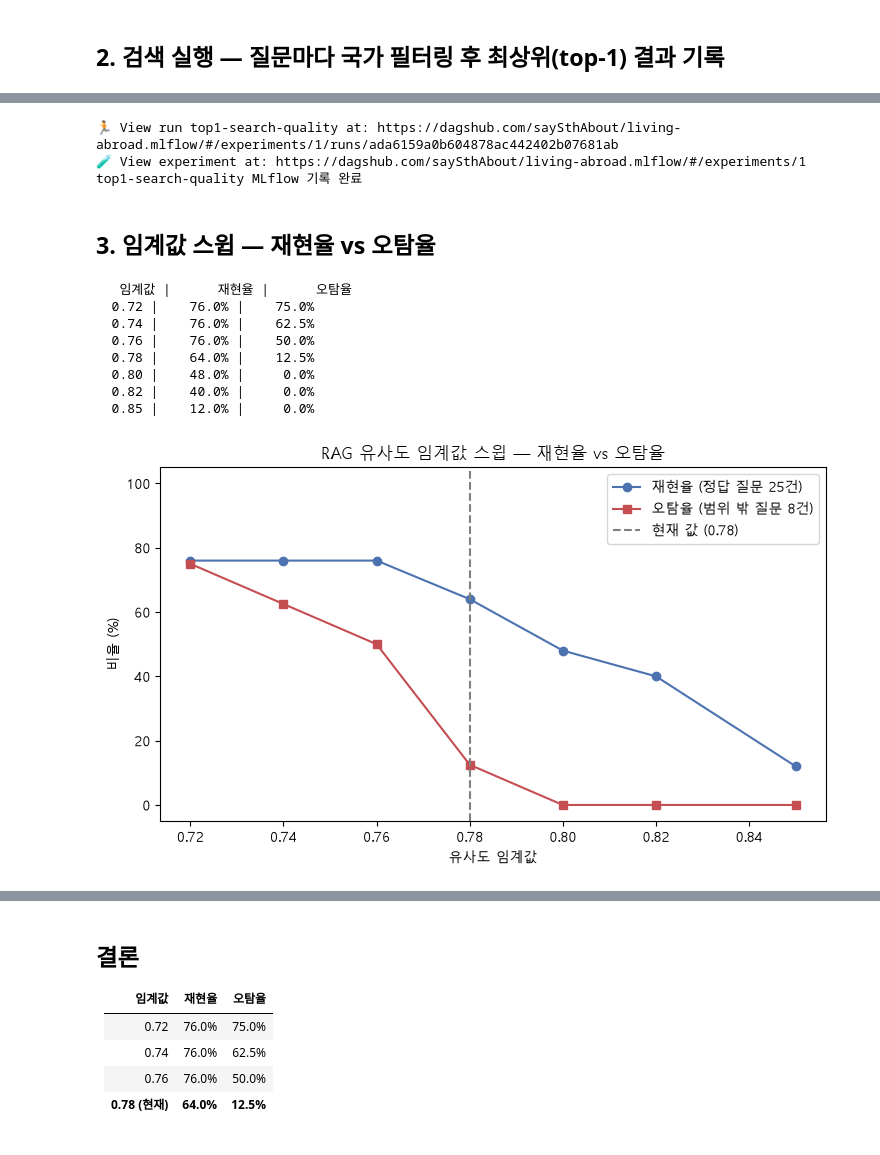
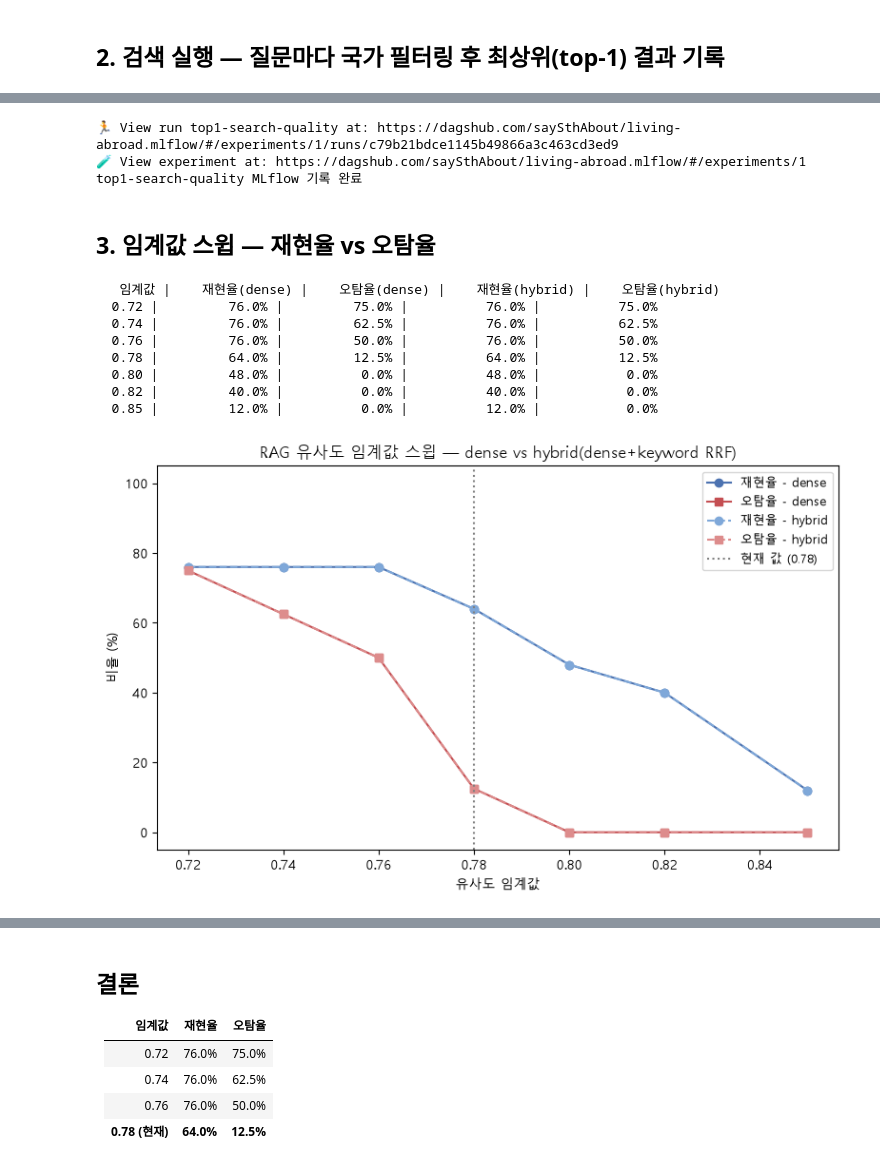
Before and after one commit to saySthAbout/living-abroad, a Jupyter notebook: ai-server/notebooks/03-1_rag_threshold_tuning.ipynb, the cells around one changed output, grey strips where cells are left out. Drawn from its saved outputs; the diff is of its cells as text; code cells hidden in the pictures.

```diff
--- a/ai-server/notebooks/03-1_rag_threshold_tuning.ipynb
+++ b/ai-server/notebooks/03-1_rag_threshold_tuning.ipynb
@@ -175,13 +245,15 @@ for r in out_of_scope_results:
 # %%
-# top-1 검색 정확도(임계값과 무관한 순수 검색 품질)를 MLflow run으로 기록한다.
+# top-1 검색 정확도(임계값과 무관한 순수 검색 품질)를 dense/hybrid 둘 다 MLflow run으로 기록한다.
 with mlflow.start_run(run_name="top1-search-quality"):
     mlflow.log_param("n_in_scope_questions", len(in_scope_results))
     mlflow.log_param("n_out_of_scope_questions", len(out_of_scope_results))
-    mlflow.log_metric("top1_accuracy", n_correct_top1 / len(in_scope_results))
-    mlflow.log_metric("top1_correct_count", n_correct_top1)
+    mlflow.log_metric("top1_accuracy_dense", n_correct_top1 / len(in_scope_results))
+    mlflow.log_metric("top1_correct_count_dense", n_correct_top1)
+    mlflow.log_metric("top1_accuracy_hybrid", n_correct_top1_hybrid / len(in_scope_results_hybrid))
+    mlflow.log_metric("top1_correct_count_hybrid", n_correct_top1_hybrid)
 print("top1-search-quality MLflow 기록 완료")
 # %% [output]
-🏃 View run top1-search-quality at: https://dagshub.com/saySthAbout/living-abroad.mlflow/#/experiments/1/runs/ada6159a0b604878ac442402b07681ab
+🏃 View run top1-search-quality at: https://dagshub.com/saySthAbout/living-abroad.mlflow/#/experiments/1/runs/c79b21bdce1145b49866a3c463cd3ed9
 🧪 View experiment at: https://dagshub.com/saySthAbout/living-abroad.mlflow/#/experiments/1
 top1-search-quality MLflow 기록 완료
 # %% [markdown]
@@ -189,52 +261,64 @@ top1-search-quality MLflow 기록 완료
 # %%
 thresholds = [0.72, 0.74, 0.76, 0.78, 0.80, 0.82, 0.85]
 
-sweep_rows = []
-for t in thresholds:
-    # 재현율: 기대한 문서가 top-1으로 정확히 검색됐고, 그 유사도가 임계값을 넘어 실제로 답변되는 질문의 비율
-    correctly_answered = sum(1 for r in in_scope_results if r["correct"] and r["sim"] >= t)
-    recall = correctly_answered / len(in_scope_results)
 
-    # 오탐율: 범위 밖 질문인데 임계값을 넘어 (잘못) 답변 시도되는 비율
-    false_accepts = sum(1 for r in out_of_scope_results if r["sim"] >= t)
-    false_accept_rate = false_accepts / len(out_of_scope_results)
+def sweep(results, out_of_scope):
+    rows = []
+    for t in thresholds:
+        # 재현율: 기대한 문서가 top-1으로 정확히 검색됐고, 그 유사도가 임계값을 넘어 실제로 답변되는 질문의 비율
+        correctly_answered = sum(1 for r in results if r["correct"] and r["sim"] >= t)
+        recall = correctly_answered / len(results)
+        # 오탐율: 범위 밖 질문인데 임계값을 넘어 (잘못) 답변 시도되는 비율
+        false_accepts = sum(1 for r in out_of_scope if r["sim"] >= t)
+        false_accept_rate = false_accepts / len(out_of_scope)
+        rows.append({"threshold": t, "recall": recall, "false_accept_rate": false_accept_rate})
+    return rows
 
-    sweep_rows.append({"threshold": t, "recall": recall, "false_accept_rate": false_accept_rate})
 
-print(f"{'임계값':>6} | {'재현율':>8} | {'오탐율':>8}")
-for row in sweep_rows:
-    print(f"{row['threshold']:>6.2f} | {row['recall']*100:>7.1f}% | {row['false_accept_rate']*100:>7.1f}%")
+sweep_rows = sweep(in_scope_results, out_of_scope_results)
+sweep_rows_hybrid = sweep(in_scope_results_hybrid, out_of_scope_results_hybrid)
+
+print(f"{'임계값':>6} | {'재현율(dense)':>13} | {'오탐율(dense)':>13} | {'재현율(hybrid)':>14} | {'오탐율(hybrid)':>14}")
+for row, row_h in zip(sweep_rows, sweep_rows_hybrid):
+    print(
+        f"{row['threshold']:>6.2f} | {row['recall']*100:>12.1f}% | {row['false_accept_rate']*100:>12.1f}% | "
+        f"{row_h['recall']*100:>13.1f}% | {row_h['false_accept_rate']*100:>13.1f}%"
+    )
 # %% [output]
-   임계값 |      재현율 |      오탐율
-  0.72 |    76.0% |    75.0%
-  0.74 |    76.0% |    62.5%
-  0.76 |    76.0% |    50.0%
-  0.78 |    64.0% |    12.5%
-  0.80 |    48.0% |     0.0%
-  0.82 |    40.0% |     0.0%
-  0.85 |    12.0% |     0.0%
+   임계값 |    재현율(dense) |    오탐율(dense) |    재현율(hybrid) |    오탐율(hybrid)
+  0.72 |         76.0% |         75.0% |          76.0% |          75.0%
+  0.74 |         76.0% |         62.5% |          76.0% |          62.5%
+  0.76 |         76.0% |         50.0% |          76.0% |          50.0%
+  0.78 |         64.0% |         12.5% |          64.0% |          12.5%
+  0.80 |         48.0% |          0.0% |          48.0% |           0.0%
+  0.82 |         40.0% |          0.0% |          40.0% |           0.0%
+  0.85 |         12.0% |          0.0% |          12.0% |           0.0%
 # %%
 import matplotlib.pyplot as plt
 
 plt.rcParams["font.family"] = "Malgun Gothic"
 plt.rcParams["axes.unicode_minus"] = False
 
-fig, ax = plt.subplots(figsize=(7.5, 4.5))
+fig, ax = plt.subplots(figsize=(8, 5))
 ts = [r["threshold"] for r in sweep_rows]
 recalls = [r["recall"] * 100 for r in sweep_rows]
 fars = [r["false_accept_rate"] * 100 for r in sweep_rows]
+recalls_h = [r["recall"] * 100 for r in sweep_rows_hybrid]
+fars_h = [r["false_accept_rate"] * 100 for r in sweep_rows_hybrid]
 
-ax.plot(ts, recalls, marker="o", label="재현율 (정답 질문 25건)", color="#4C72B0")
-ax.plot(ts, fars, marker="s", label="오탐율 (범위 밖 질문 8건)", color="#C44E52")
-ax.axvline(0.78, color="gray", linestyle="--", label="현재 값 (0.78)")
+ax.plot(ts, recalls, marker="o", label="재현율 - dense", color="#4C72B0")
+ax.plot(ts, fars, marker="s", label="오탐율 - dense", color="#C44E52")
+ax.plot(ts, recalls_h, marker="o", linestyle="--", label="재현율 - hybrid", color="#7FA8D9")
+ax.plot(ts, fars_h, marker="s", linestyle="--", label="오탐율 - hybrid", color="#DD8C8C")
+ax.axvline(0.78, color="gray", linestyle=":", label="현재 값 (0.78)")
 ax.set_xlabel("유사도 임계값")
 ax.set_ylabel("비율 (%)")
-ax.set_title("RAG 유사도 임계값 스윕 — 재현율 vs 오탐율")
-ax.legend()
+ax.set_title("RAG 유사도 임계값 스윕 — dense vs hybrid(dense+keyword RRF)")
+ax.legend(fontsize=9)
 ax.set_ylim(-5, 105)
 plt.tight_layout()
 fig.savefig(OUTPUT_DIR / "01_threshold_sweep.png", dpi=150)
 plt.show()
 # %% [output]
-[figure, old version]
+[figure, new version]
 # %%
```
Also changed, not shown: parts of 3 cells of this notebook, 5 other files.
